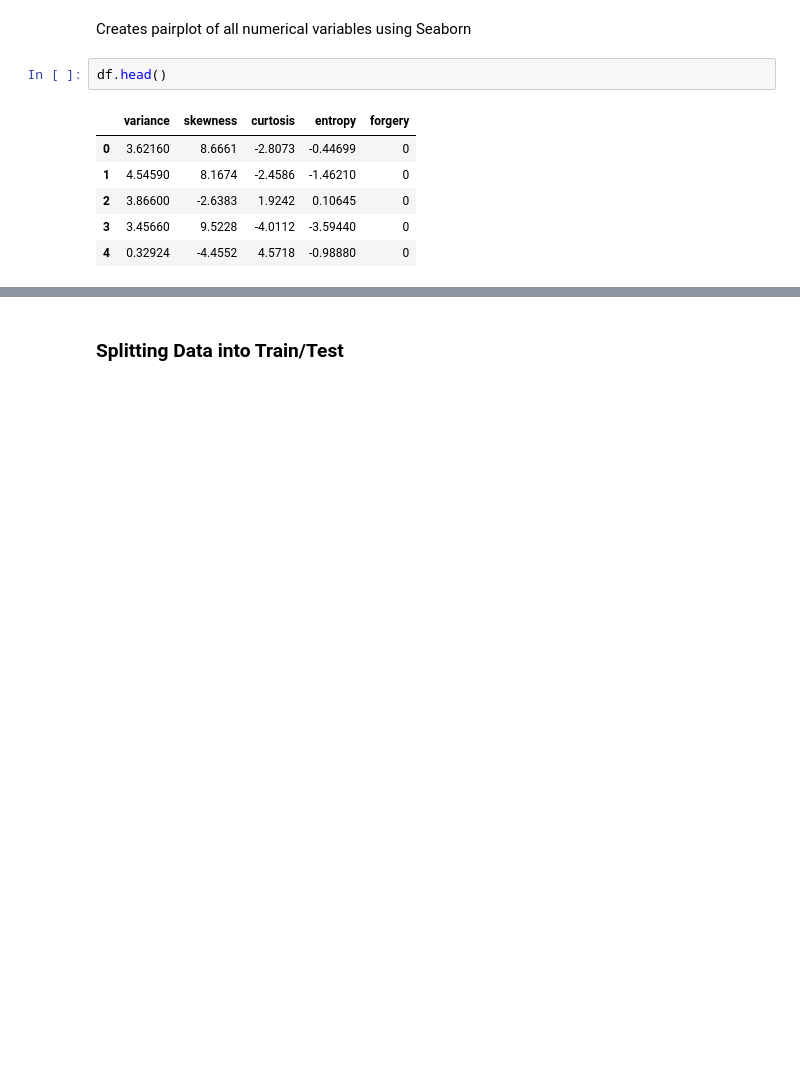
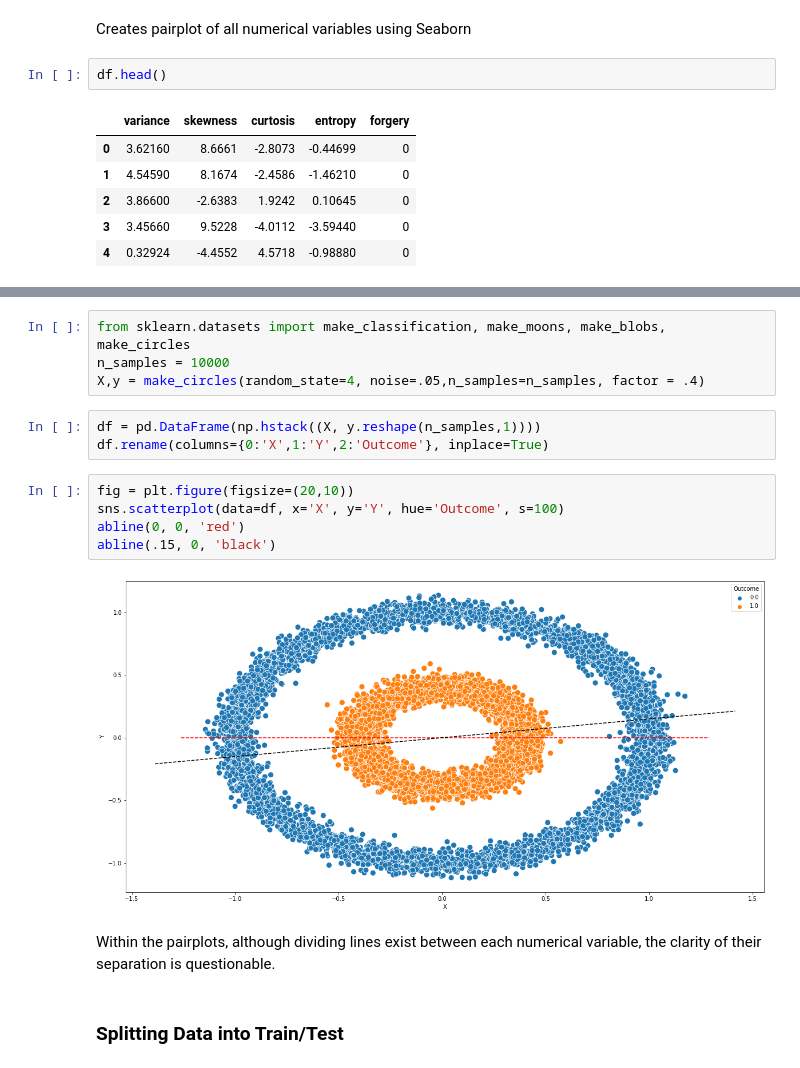
Before and after one commit to a-winders/MLA_ATW, a Jupyter notebook: MLA3_ATW.ipynb, the cells around one changed output, grey strips where cells are left out. Cells and saved outputs as stored; diff of their text form; blank space fills up the shorter version.

```diff
--- a/MLA3_ATW.ipynb
+++ b/MLA3_ATW.ipynb
@@ -195,2 +196,18 @@ sns.pairplot(df, hue ='forgery')
+# %%
+from sklearn.datasets import make_classification, make_moons, make_blobs, make_circles
+n_samples = 10000
+X,y = make_circles(random_state=4, noise=.05,n_samples=n_samples, factor = .4)
+# %%
+df = pd.DataFrame(np.hstack((X, y.reshape(n_samples,1))))
+df.rename(columns={0:'X',1:'Y',2:'Outcome'}, inplace=True)
+# %%
+fig = plt.figure(figsize=(20,10))
+sns.scatterplot(data=df, x='X', y='Y', hue='Outcome', s=100)
+abline(0, 0, 'red')
+abline(.15, 0, 'black')
+# %% [output]
+[figure, added]
+# %% [markdown]
+Within the pairplots, although dividing lines exist between each numerical variable, the clarity of their separation is questionable.
 # %% [markdown]
 ### Splitting Data into Train/Test
```
Also changed, not shown: parts of 47 cells of this notebook.
